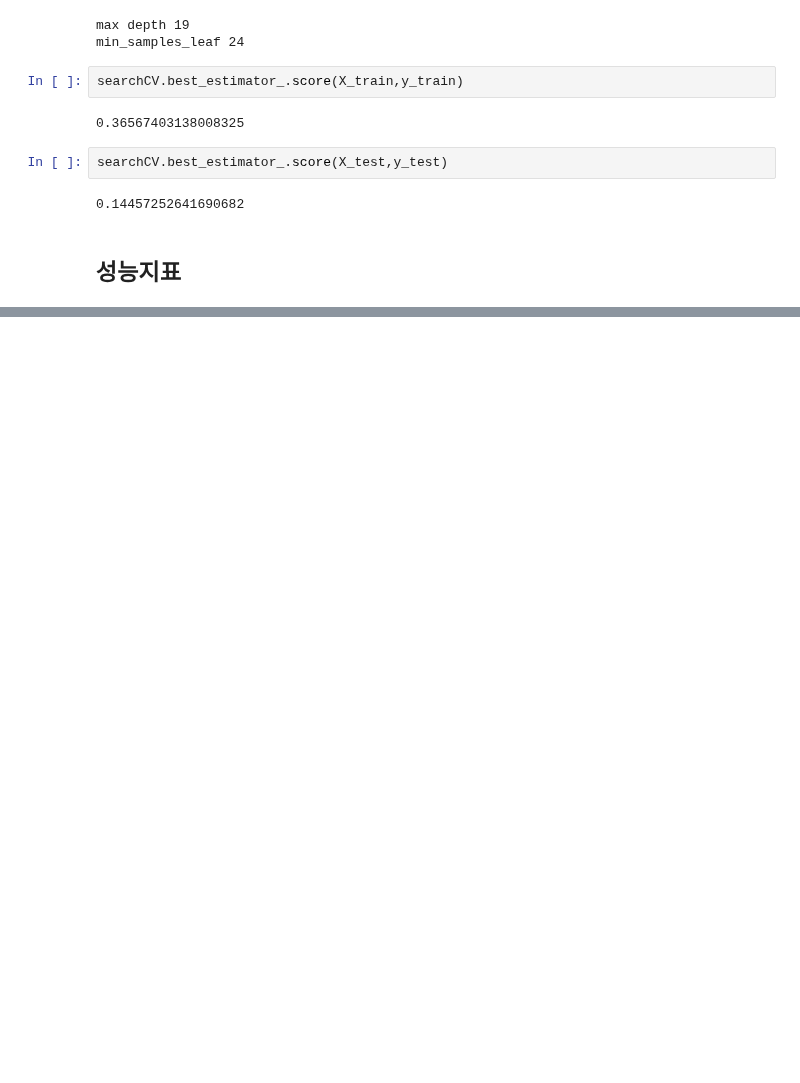
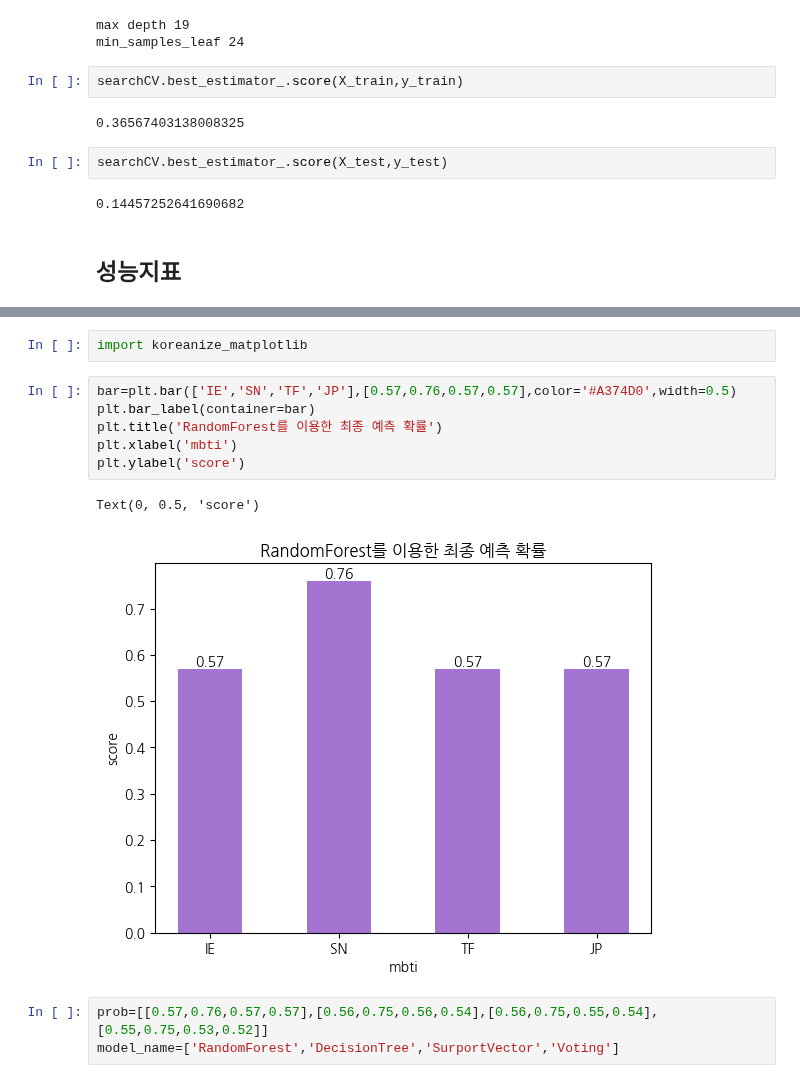
Before and after one commit to angelless00/KDT, a Jupyter notebook: 프로젝트/0905 mbti예측/mbti.ipynb, the cells around one changed output, grey strips where cells are left out. Drawn from its saved outputs; the diff is of its cells as text; blank space fills up the shorter version.

```diff
--- a/프로젝트/0905 mbti예측/mbti.ipynb
+++ b/프로젝트/0905 mbti예측/mbti.ipynb
@@ -190,0 +251,14 @@ searchCV.best_estimator_.score(X_test,y_test)
+# %%
+import koreanize_matplotlib
+# %%
+bar=plt.bar(['IE','SN','TF','JP'],[0.57,0.76,0.57,0.57],color='#A374D0',width=0.5)
+plt.bar_label(container=bar)
+plt.title('RandomForest를 이용한 최종 예측 확률')
+plt.xlabel('mbti')
+plt.ylabel('score')
+# %% [output]
+Text(0, 0.5, 'score')
+[figure, added]
+# %%
+prob=[[0.57,0.76,0.57,0.57],[0.56,0.75,0.56,0.54],[0.56,0.75,0.55,0.54],[0.55,0.75,0.53,0.52]]
+model_name=['RandomForest','DecisionTree','SurportVector','Voting']
```
Also changed, not shown: parts of 6 cells of this notebook, 41 other files.
